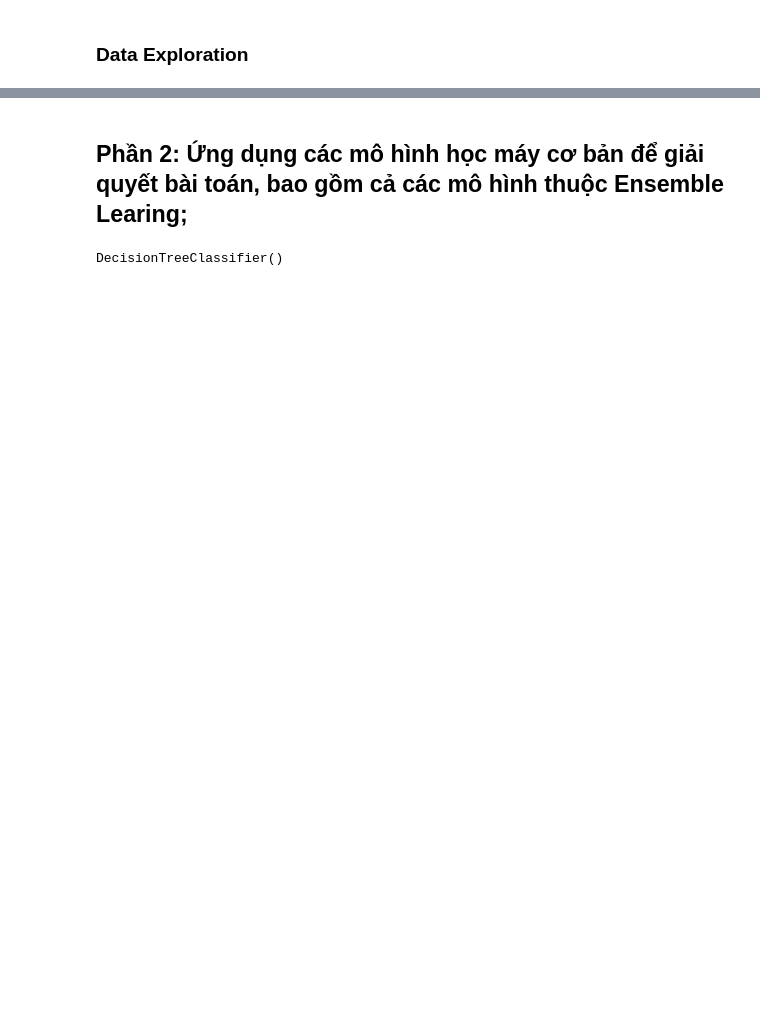
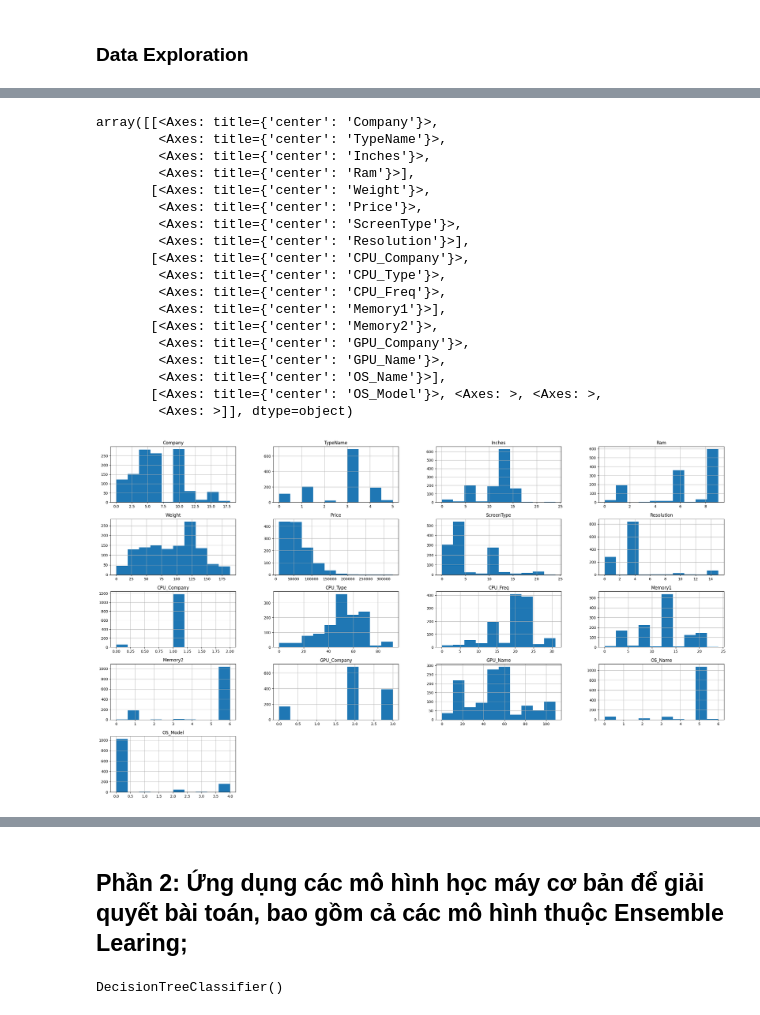
Before and after one commit to trnqbao/machine-learning-final-project, a Jupyter notebook: Ex2.ipynb, the cells around one changed output, grey strips where cells are left out. Drawn from its saved outputs; the diff is of its cells as text; code cells hidden in the pictures; blank space fills up the shorter version.

```diff
--- a/Ex2.ipynb
+++ b/Ex2.ipynb
@@ -174,0 +250,7 @@ df_dummies
+# %%
+# Phần GPU - Card đồ họa có thể tách ra công ty card cùng với loại card của công ty đó
+
+df['GPU_Company'] = df['Gpu'].apply(lambda x: x.split(" ",1)[0])
+df['GPU_Name'] = df['Gpu'].apply(lambda x: x.split(" ",1)[1])
+df.drop('Gpu', inplace=True, axis=1)
+df
@@ -423,0 +369,22 @@ See the caveats in the documentation: https://pandas.pydata.org/pandas-docs/stab
+# %%
+df.hist(figsize=(30, 17))
+# %% [output]
+array([[<Axes: title={'center': 'Company'}>,
+        <Axes: title={'center': 'TypeName'}>,
+        <Axes: title={'center': 'Inches'}>,
+        <Axes: title={'center': 'Ram'}>],
+       [<Axes: title={'center': 'Weight'}>,
+        <Axes: title={'center': 'Price'}>,
+        <Axes: title={'center': 'ScreenType'}>,
+        <Axes: title={'center': 'Resolution'}>],
+       [<Axes: title={'center': 'CPU_Company'}>,
+        <Axes: title={'center': 'CPU_Type'}>,
+        <Axes: title={'center': 'CPU_Freq'}>,
+        <Axes: title={'center': 'Memory1'}>],
+       [<Axes: title={'center': 'Memory2'}>,
+        <Axes: title={'center': 'GPU_Company'}>,
+        <Axes: title={'center': 'GPU_Name'}>,
+        <Axes: title={'center': 'OS_Name'}>],
+       [<Axes: title={'center': 'OS_Model'}>, <Axes: >, <Axes: >,
+        <Axes: >]], dtype=object)
+[figure, added]
```
Also changed, not shown: parts of 63 cells of this notebook.
